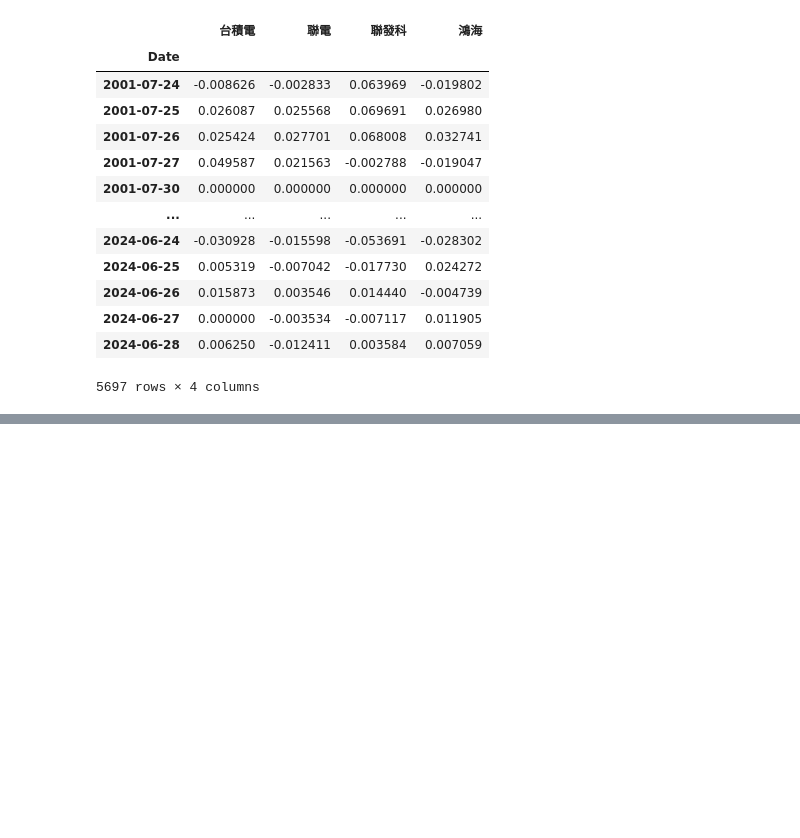
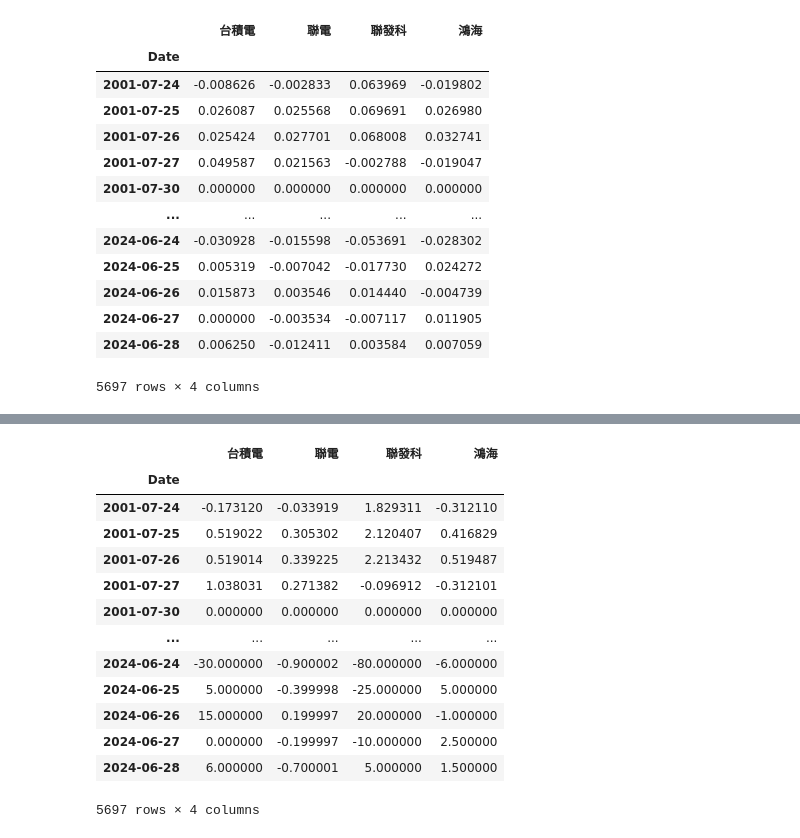
Before and after one commit to sanchangj/20240505_01, a Jupyter notebook: lesson18/lesson18_3.ipynb, the cells around one changed output, grey strips where cells are left out. Saved outputs shown, nothing was run; the diff lists cells and outputs as text; code cells hidden in the pictures; blank space fills up the shorter version.

```diff
--- a/lesson18/lesson18_3.ipynb
+++ b/lesson18/lesson18_3.ipynb
@@ -122,0 +145,19 @@ df5
+# %%
+df7 = df3 - df3.shift(1)
+df8 = df7.dropna()
+df8
+# %% [output]
+|  | 台積電 | 聯電 | 聯發科 | 鴻海 |
+| Date |  |  |  |  |
+| 2001-07-24 | -0.173120 | -0.033919 | 1.829311 | -0.312110 |
+| 2001-07-25 | 0.519022 | 0.305302 | 2.120407 | 0.416829 |
+| 2001-07-26 | 0.519014 | 0.339225 | 2.213432 | 0.519487 |
+| 2001-07-27 | 1.038031 | 0.271382 | -0.096912 | -0.312101 |
+| 2001-07-30 | 0.000000 | 0.000000 | 0.000000 | 0.000000 |
+| ... | ... | ... | ... | ... |
+| 2024-06-24 | -30.000000 | -0.900002 | -80.000000 | -6.000000 |
+| 2024-06-25 | 5.000000 | -0.399998 | -25.000000 | 5.000000 |
+| 2024-06-26 | 15.000000 | 0.199997 | 20.000000 | -1.000000 |
+| 2024-06-27 | 0.000000 | -0.199997 | -10.000000 | 2.500000 |
+| 2024-06-28 | 6.000000 | -0.700001 | 5.000000 | 1.500000 |
+5697 rows × 4 columns
```
Also changed, not shown: parts of 2 cells of this notebook.
